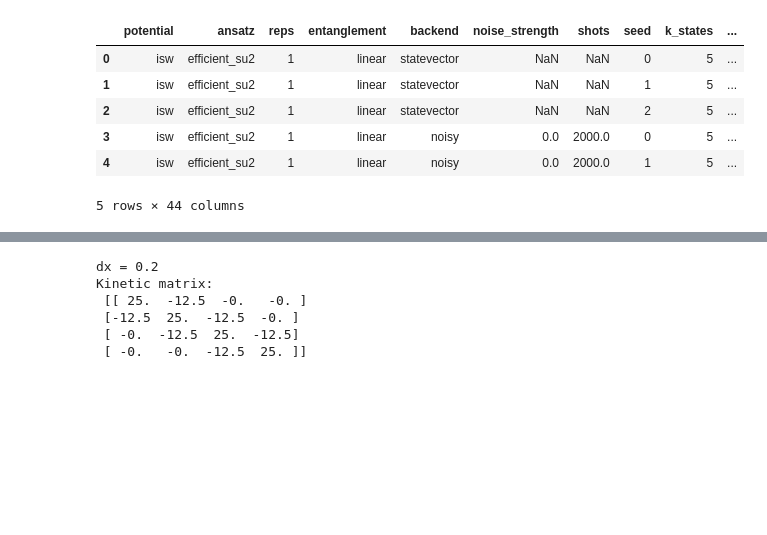
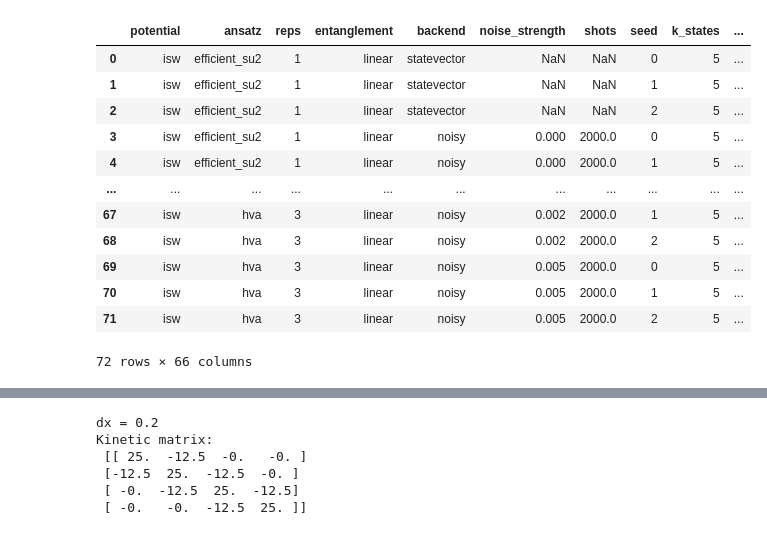
Before and after one commit to jaewonyun1234/qc-bench, a Jupyter notebook: notebooks/01_figures.ipynb, the cells around one changed output, grey strips where cells are left out. Cells and saved outputs as stored; diff of their text form; code cells hidden in the pictures; blank space fills up the shorter version.

```diff
--- a/notebooks/01_figures.ipynb
+++ b/notebooks/01_figures.ipynb
@@ -1,13 +1,19 @@
 # %%
 import pandas as pd
 
 df = pd.read_parquet("../results/runs.parquet")
-df.head()
+df
 # %% [output]
 |  | potential | ansatz | reps | entanglement | backend | noise_strength | shots | seed | k_states | ... |
 | 0 | isw | efficient_su2 | 1 | linear | statevector | NaN | NaN | 0 | 5 | ... |
 | 1 | isw | efficient_su2 | 1 | linear | statevector | NaN | NaN | 1 | 5 | ... |
 | 2 | isw | efficient_su2 | 1 | linear | statevector | NaN | NaN | 2 | 5 | ... |
-| 3 | isw | efficient_su2 | 1 | linear | noisy | 0.0 | 2000.0 | 0 | 5 | ... |
-| 4 | isw | efficient_su2 | 1 | linear | noisy | 0.0 | 2000.0 | 1 | 5 | ... |
+| 3 | isw | efficient_su2 | 1 | linear | noisy | 0.000 | 2000.0 | 0 | 5 | ... |
+| 4 | isw | efficient_su2 | 1 | linear | noisy | 0.000 | 2000.0 | 1 | 5 | ... |
+| ... | ... | ... | ... | ... | ... | ... | ... | ... | ... | ... |
+| 67 | isw | hva | 3 | linear | noisy | 0.002 | 2000.0 | 1 | 5 | ... |
+| 68 | isw | hva | 3 | linear | noisy | 0.002 | 2000.0 | 2 | 5 | ... |
+| 69 | isw | hva | 3 | linear | noisy | 0.005 | 2000.0 | 0 | 5 | ... |
+| 70 | isw | hva | 3 | linear | noisy | 0.005 | 2000.0 | 1 | 5 | ... |
+| 71 | isw | hva | 3 | linear | noisy | 0.005 | 2000.0 | 2 | 5 | ... |
-5 rows × 44 columns
+72 rows × 66 columns
```
Also changed, not shown: parts of 1 cell of this notebook, 9 other files.
